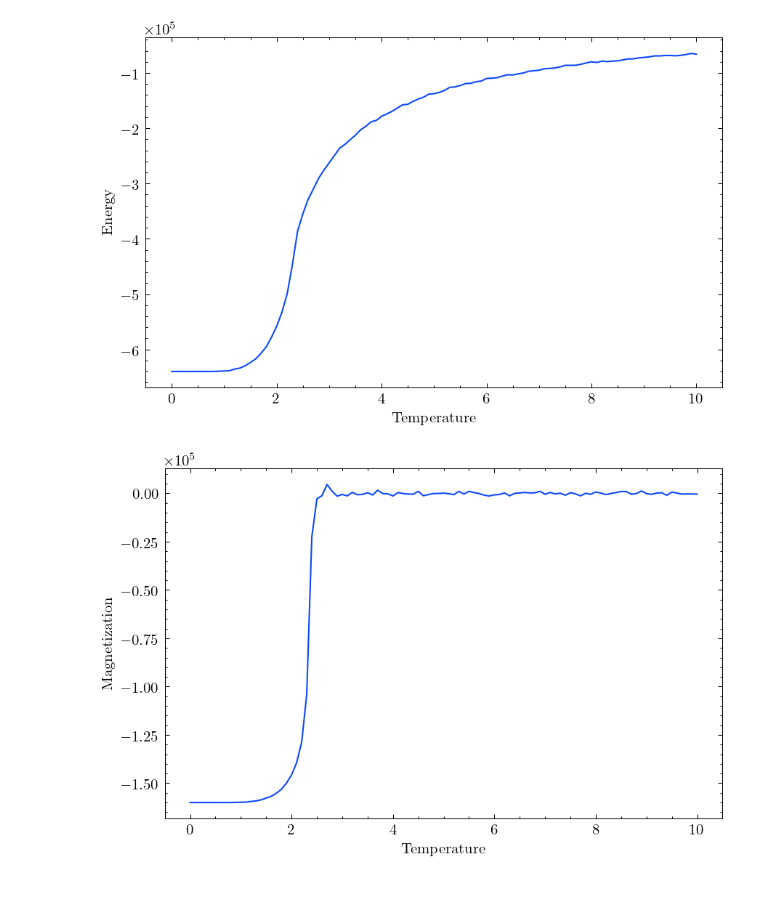
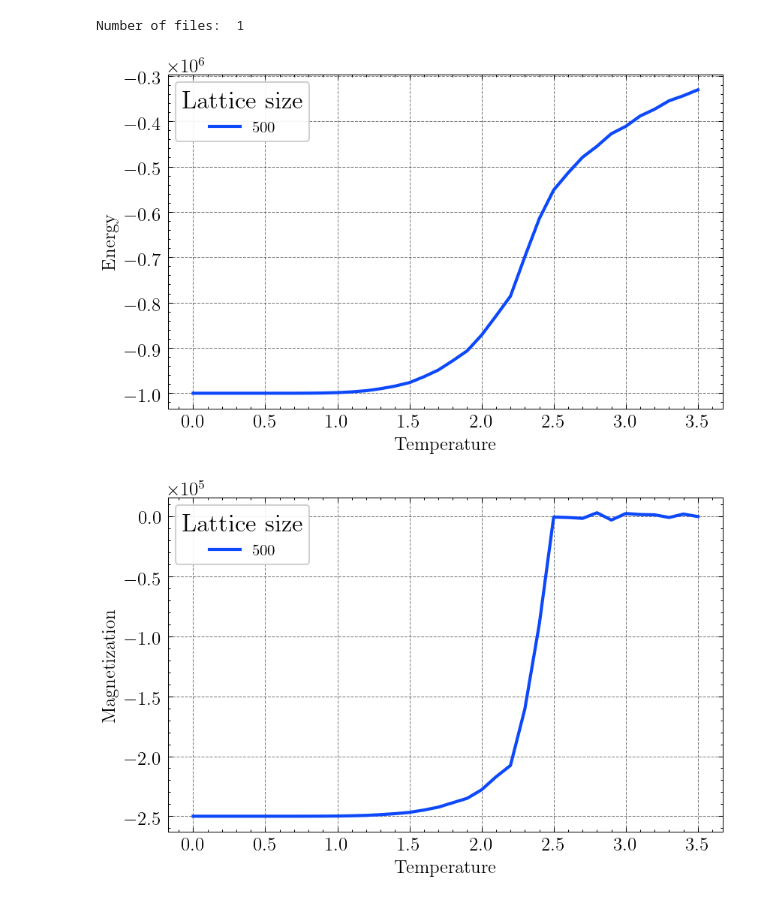
Before and after one commit to RemiHelleboid/Ising, a Jupyter notebook: python/ParseTvsResults.ipynb, the cells around one changed output. Cells and saved outputs as stored; diff of their text form; code cells hidden in the pictures.

```diff
--- a/python/ParseTvsResults.ipynb
+++ b/python/ParseTvsResults.ipynb
@@ -2,8 +2,11 @@
 import numpy as np
 import matplotlib.pyplot as plt
 import os
+import glob
+import collections
+
 try:
-    plt.style.use(['science', 'high-vis'])
+    plt.style.use(['science', 'high-vis', 'grid'])
 except:
     plt.style.use(['seaborn-paper'])
 
@@ -16,33 +35,48 @@ ls: cannot access '*.csv': No such file or directory
 # %%
-FILENAME = "../build/3output_2d_temperature.csv"
+FILENAMES = glob.glob("../build/*output_2d_temperature.csv")
 DIR_FIG = "../build/figures/"
 os.makedirs(DIR_FIG, exist_ok=True)
-temperature, energy, magnetization, specific_heat, susceptibility = np.loadtxt(FILENAME,
+DICT_FILES = {}
+for filename in FILENAMES:
+    size = int(filename.split("_")[-4])
+    temperature, energy, magnetization, specific_heat, susceptibility = np.loadtxt(filename,
                                                                                skiprows=1,
                                                                                unpack=True,
                                                                                delimiter=',')
+    DICT_FILES[size] = [temperature, energy, magnetization, specific_heat, susceptibility]
+DICT_FILES = collections.OrderedDict(sorted(DICT_FILES.items()))
+print("Number of files: ", len(DICT_FILES))
+# %% [output]
+Number of files:  1
 # %%
 fig, axs = plt.subplots(dpi=150)
 axs.ticklabel_format(axis="y", style="sci", scilimits=(0, 0))
 axs.set_xlabel("Temperature")
 axs.set_ylabel("Energy")
-axs.plot(temperature, energy, "-")
-
+index_ls = 0
+for key, value in DICT_FILES.items():
+    temperature, energy, magnetization, specific_heat, susceptibility = value
+    axs.plot(temperature, energy, lw=2, label=f"{key}", ls=list_linestyle[index_ls])
+    index_ls = (index_ls + 1) % len(list_linestyle)
+axs.legend(title="Lattice size", loc="best", frameon=True, framealpha=0.9, fancybox=True, fontsize=10)
 fig.tight_layout()
 fig.savefig(DIR_FIG + "ising_2d_energy.png", facecolor="w")
 # %% [output]
-[figure, old version]
+[figure, new version]
 # %%
 fig, axs = plt.subplots(dpi=150)
 axs.ticklabel_format(axis="y", style="sci", scilimits=(0, 0))
 axs.set_xlabel("Temperature")
 axs.set_ylabel("Magnetization")
-axs.plot(temperature, magnetization, "-")
 
+for key, value in DICT_FILES.items():
+    temperature, energy, magnetization, specific_heat, susceptibility = value
+    axs.plot(temperature, magnetization, "-", lw=2, label=f"{key}")
+axs.legend(title="Lattice size", loc="best", frameon=True, framealpha=0.9, fancybox=True, fontsize=10)
 fig.tight_layout()
 fig.savefig(DIR_FIG + "ising_2d_magnetization.png", facecolor="w")
 # %% [output]
-[figure, old version]
+[figure, new version]
 # %%
 fig, axs = plt.subplots(dpi=150)
 axs.ticklabel_format(axis="y", style="sci", scilimits=(0, 0))
```
Also changed, not shown: parts of 4 cells of this notebook, 7 other files.
